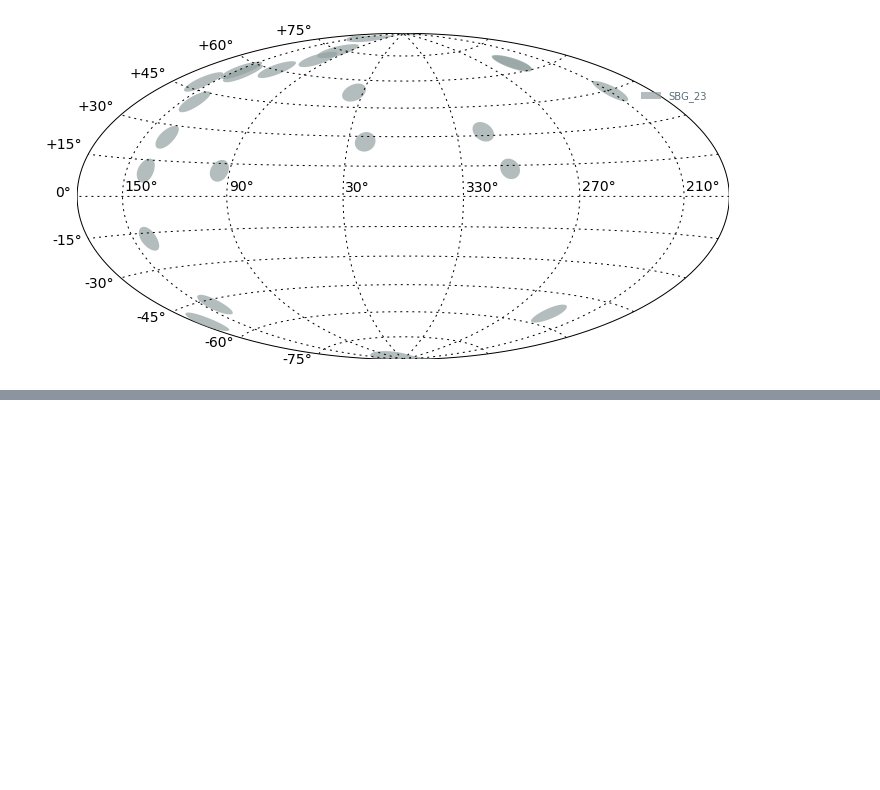
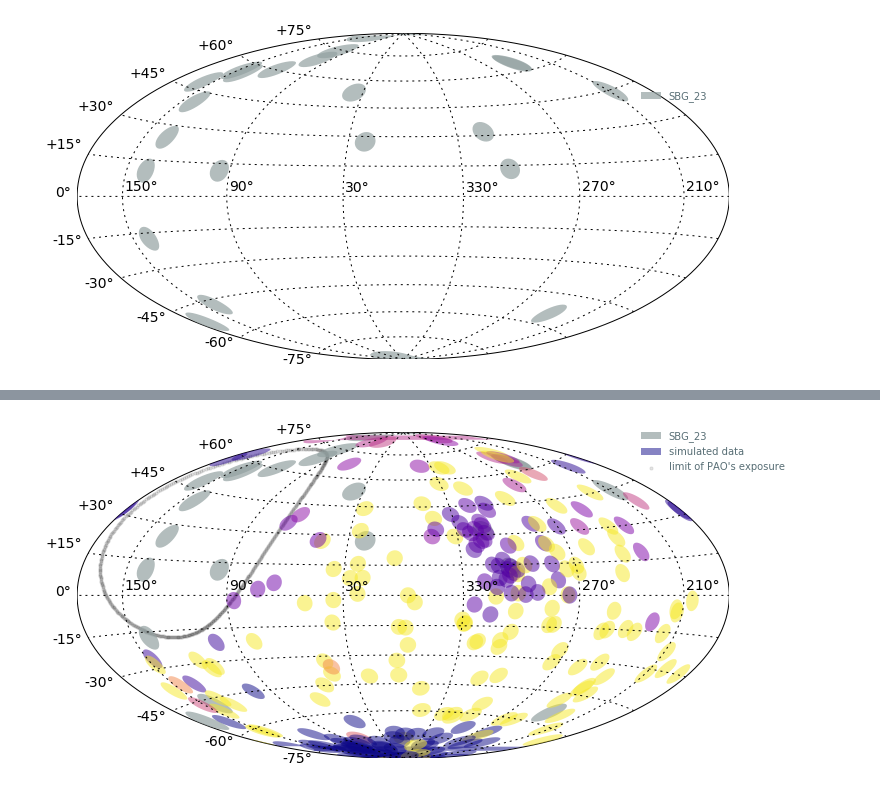
Before and after one commit to cescalara/uhecr_model, a Jupyter notebook: code_for_paper/fits_to_simulations/arrival_vs_joint/arrival_vs_joint.ipynb, the cells around one changed output, grey strips where cells are left out. Saved outputs shown, nothing was run; the diff lists cells and outputs as text; code cells hidden in the pictures; blank space fills up the shorter version.

Commit message:
Successfully reproduce results in joint_vs_arrival

```diff
--- a/code_for_paper/fits_to_simulations/arrival_vs_joint/arrival_vs_joint.ipynb
+++ b/code_for_paper/fits_to_simulations/arrival_vs_joint/arrival_vs_joint.ipynb
@@ -42,8 +42,8 @@ stan_path = '../../../stan/'
 sim_name = stan_path + 'joint_model_sim.stan' # simulate all processes
 
 # Choose a model to fit
-model_name = stan_path + 'arrival_direction_only.stan'
-#model_name = stan_path + 'joint_model.stan'
+#model_name = stan_path + 'arrival_direction_only.stan'
+model_name = stan_path + 'joint_model.stan'
 
 # Define Model object and compile Stan code if necessary
 model = Model(model_name, sim_name, include_paths = stan_path)
@@ -105,0 +127,4 @@ OSError: Unable to open file (unable to open file: name = 'data/integration_tabl
+# %%
+analysis.plot_simulation('arrival direction')
+# %% [output]
+[figure, added]
```
Also changed, not shown: parts of 12 cells of this notebook.
